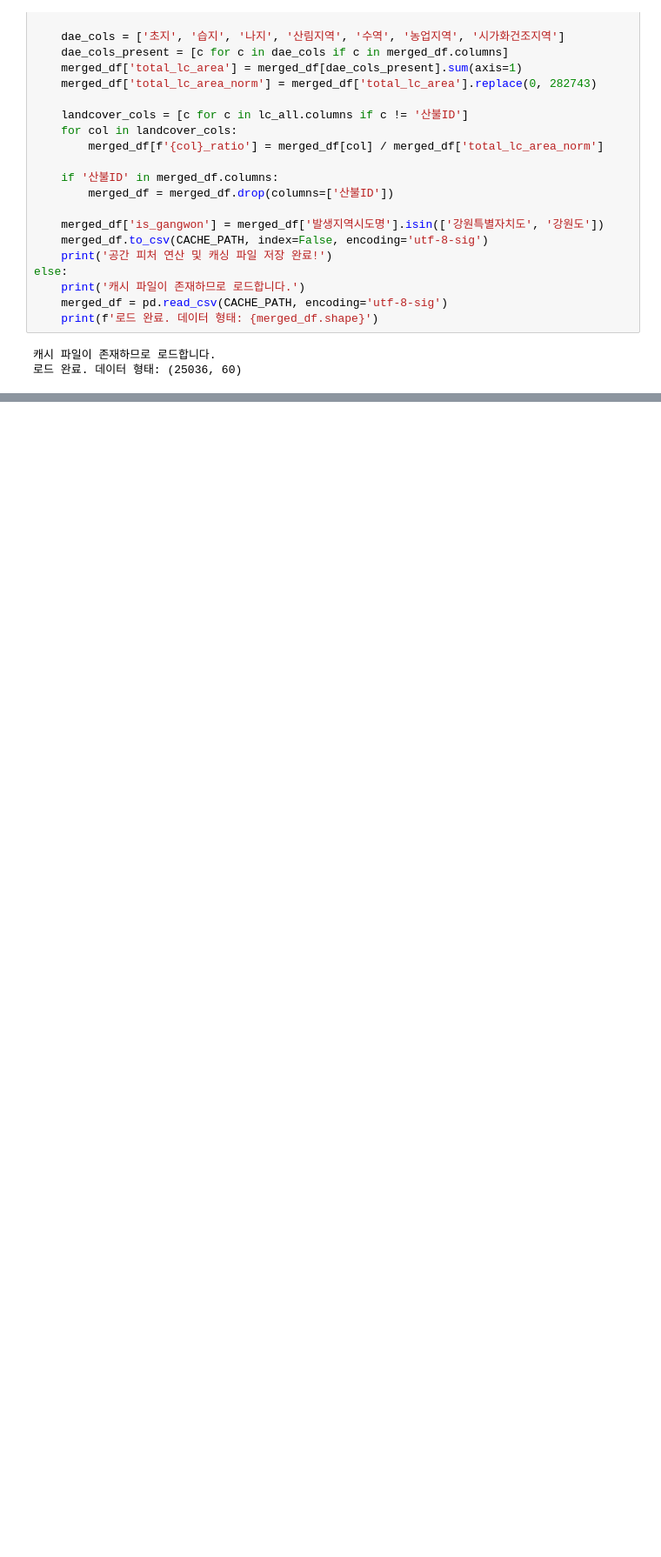
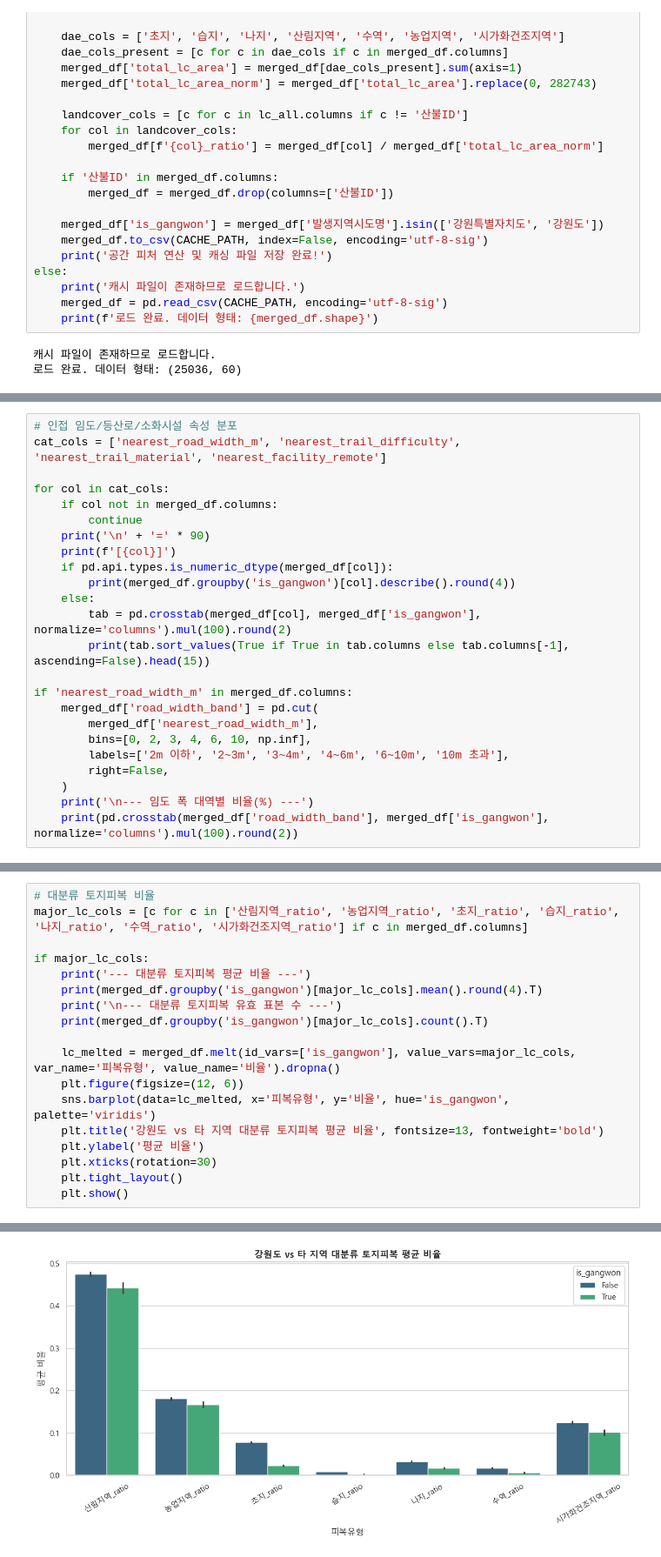
Before and after one commit to Max-JI64/farm-system-public-02, a Jupyter notebook: jsw/EDA/EDA-2026-05-26_전국-공간.ipynb, the cells around one changed output, grey strips where cells are left out. Shown at 87% size. Saved outputs shown, nothing was run; the diff lists cells and outputs as text; blank space fills up the shorter version.

```diff
--- a/jsw/EDA/EDA-2026-05-26_전국-공간.ipynb
+++ b/jsw/EDA/EDA-2026-05-26_전국-공간.ipynb
@@ -779,0 +578,24 @@ R-squared: 0.0116
+# %%
+# 인접 임도/등산로/소화시설 속성 분포
+cat_cols = ['nearest_road_width_m', 'nearest_trail_difficulty', 'nearest_trail_material', 'nearest_facility_remote']
+
+for col in cat_cols:
+    if col not in merged_df.columns:
+        continue
+    print('\n' + '=' * 90)
+    print(f'[{col}]')
+    if pd.api.types.is_numeric_dtype(merged_df[col]):
+        print(merged_df.groupby('is_gangwon')[col].describe().round(4))
+    else:
+        tab = pd.crosstab(merged_df[col], merged_df['is_gangwon'], normalize='columns').mul(100).round(2)
+        print(tab.sort_values(True if True in tab.columns else tab.columns[-1], ascending=False).head(15))
+
+if 'nearest_road_width_m' in merged_df.columns:
+    merged_df['road_width_band'] = pd.cut(
+        merged_df['nearest_road_width_m'],
+        bins=[0, 2, 3, 4, 6, 10, np.inf],
+        labels=['2m 이하', '2~3m', '3~4m', '4~6m', '6~10m', '10m 초과'],
+        right=False,
+    )
+    print('\n--- 임도 폭 대역별 비율(%) ---')
+    print(pd.crosstab(merged_df['road_width_band'], merged_df['is_gangwon'], normalize='columns').mul(100).round(2))
@@ -779,0 +634,19 @@ R-squared: 0.0116
+# %%
+# 대분류 토지피복 비율
+major_lc_cols = [c for c in ['산림지역_ratio', '농업지역_ratio', '초지_ratio', '습지_ratio', '나지_ratio', '수역_ratio', '시가화건조지역_ratio'] if c in merged_df.columns]
+
+if major_lc_cols:
+    print('--- 대분류 토지피복 평균 비율 ---')
+    print(merged_df.groupby('is_gangwon')[major_lc_cols].mean().round(4).T)
+    print('\n--- 대분류 토지피복 유효 표본 수 ---')
+    print(merged_df.groupby('is_gangwon')[major_lc_cols].count().T)
+
+    lc_melted = merged_df.melt(id_vars=['is_gangwon'], value_vars=major_lc_cols, var_name='피복유형', value_name='비율').dropna()
+    plt.figure(figsize=(12, 6))
+    sns.barplot(data=lc_melted, x='피복유형', y='비율', hue='is_gangwon', palette='viridis')
+    plt.title('강원도 vs 타 지역 대분류 토지피복 평균 비율', fontsize=13, fontweight='bold')
+    plt.ylabel('평균 비율')
+    plt.xticks(rotation=30)
+    plt.tight_layout()
+    plt.show()
+# %% [output]
@@ -779,0 +672 @@ R-squared: 0.0116
+[figure, added]
```
Also changed, not shown: parts of 81 cells of this notebook, 1 other file.
